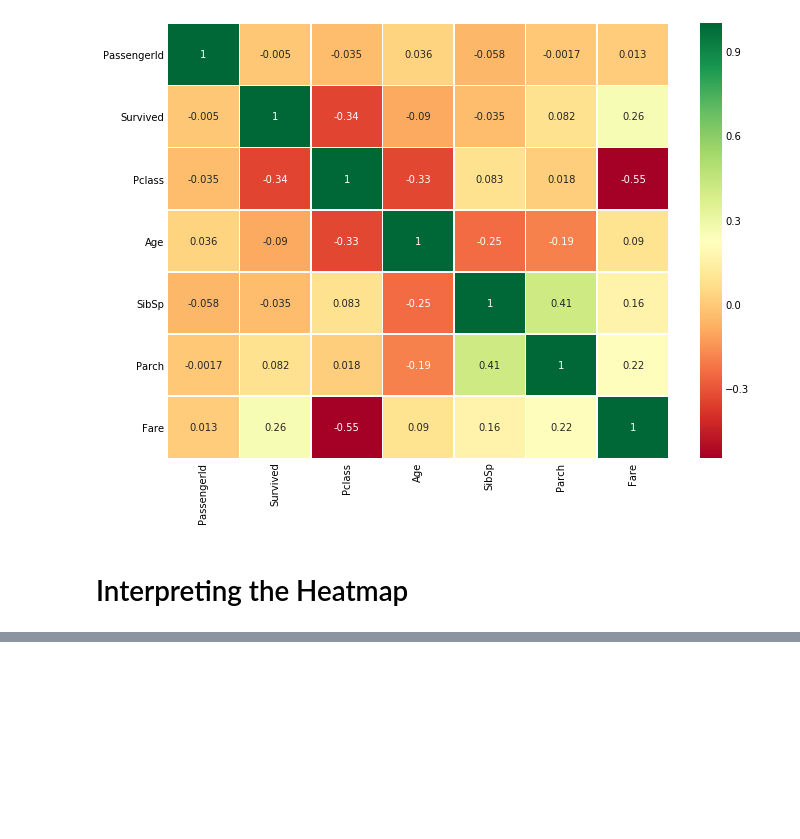
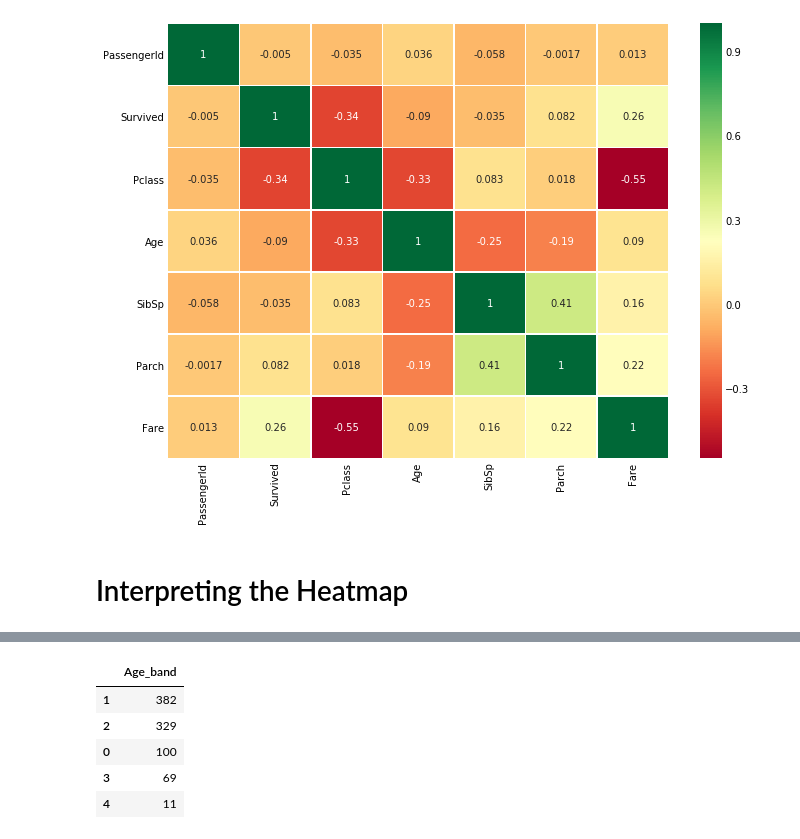
Before and after one commit to JunaidAsghar/Titanic-ML, a Jupyter notebook: Titanic.ipynb, the cells around one changed output, grey strips where cells are left out. Saved outputs shown, nothing was run; the diff lists cells and outputs as text; code cells hidden in the pictures; blank space fills up the shorter version.

```diff
--- a/Titanic.ipynb
+++ b/Titanic.ipynb
@@ -398,0 +419,10 @@ plt.show()
+# %%
+# Checking the number of passengers in each Age_band
+data['Age_band'].value_counts().to_frame().style.background_gradient(cmap='summer_r')
+# %% [output]
+|  | Age_band |
+| 1 | 382 |
+| 2 | 329 |
+| 0 | 100 |
+| 3 | 69 |
+| 4 | 11 |
```
Also changed, not shown: parts of 6 cells of this notebook.
